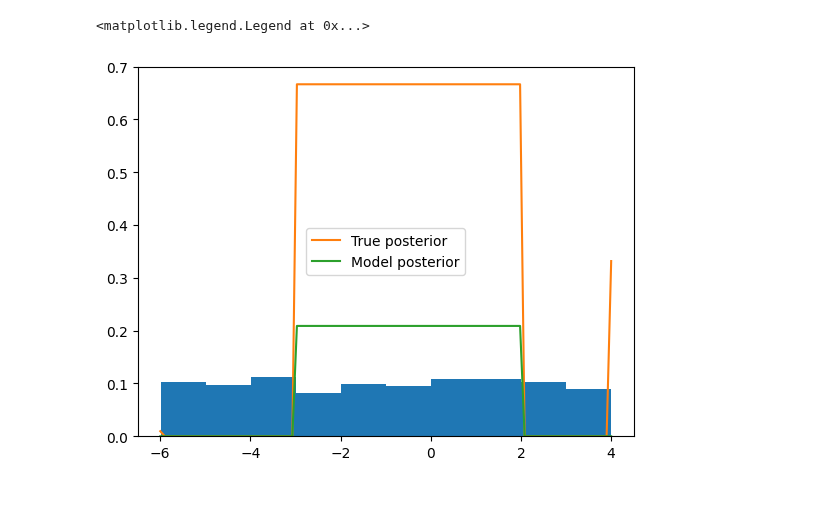
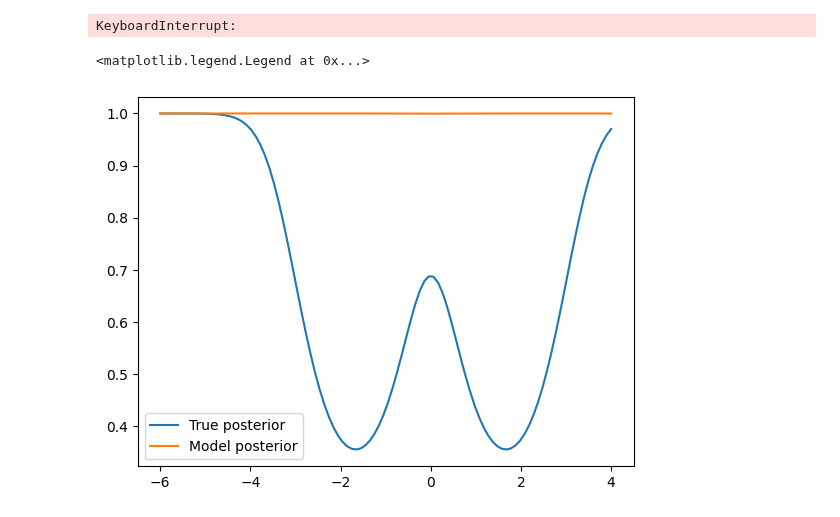
Before and after one commit to ElouanARGOUARCH/experiments, a Jupyter notebook: ratio/test classifier from density.ipynb, the cells around one changed output. Drawn from its saved outputs; the diff is of its cells as text; code cells hidden in the pictures.

```diff
--- a/ratio/test classifier from density.ipynb
+++ b/ratio/test classifier from density.ipynb
@@ -1,5 +1,11 @@
 # %%
 from misc import *
-P = lambda x: torch.log(torch.exp(Uniform(torch.tensor([-3.]).to(x.device),torch.tensor([2.]).to(x.device)).log_prob(x)) + torch.rand(x.shape[0]).to(x.device)*0.000001)
-Q = lambda x: torch.log(torch.exp(Uniform(torch.tensor([-6.]).to(x.device),torch.tensor([4.]).to(x.device)).log_prob(x)) + torch.rand(x.shape[0]).to(x.device)*0.000001)
-Q_samples = Uniform(torch.tensor([-6.]),torch.tensor([4.])).sample([1000])
+P = torch.distributions.MultivariateNormal(torch.zeros(1), torch.eye(1))
+Q = torch.distributions.MixtureSameFamily(torch.distributions.Categorical(torch.tensor([.5,.5])), torch.distributions.MultivariateNormal(torch.tensor([[-1.],[1.]]), torch.tensor([[[.40]],[[.40]]])))
+tt = torch.linspace(-5,5,200)
+plt.plot(tt, torch.exp(P.log_prob(tt.unsqueeze(-1))))
+plt.plot(tt, torch.exp(Q.log_prob(tt.unsqueeze(-1))))
+Q_samples = Q.sample([5000])
+P_samples = P.sample([5000])
+plt.hist(Q_samples.numpy(), density = True, bins = 75)
+plt.show()
@@ -54,18 +198,19 @@ class ClassifierFromDensity(torch.nn.Module):
 # %%
-classif = ClassifierFromDensity(Q_samples, P, [32,32])
+classif = ClassifierFromDensity(Q_samples, P.log_prob, [32,32])
 classif.train(200, verbose = True)
+# %% [output]
+KeyboardInterrupt:
 # %%
 import matplotlib.pyplot as plt
 tt = torch.linspace(-6,4,100)
-posterior = lambda x: torch.exp(P(x))/(torch.exp(P(x))+ torch.exp(Q(x)))
-plt.hist(Q_samples.numpy(), density = True)
+posterior = lambda x: torch.exp(P.log_prob(x))/(torch.exp(P.log_prob(x))+ torch.exp(Q.log_prob(x)))
 plt.plot(tt, posterior(tt.unsqueeze(-1)), label = 'True posterior')
 with torch.no_grad():
     plt.plot(tt,torch.exp(classif.log_prob(tt.unsqueeze(-1))[:,1]) , label = 'Model posterior')
 plt.legend()
 # %% [output]
 <matplotlib.legend.Legend at 0x...>
-[figure, old version]
+[figure, new version]
 # %%
 with torch.no_grad():
     ratio = lambda x: torch.exp(P(x) - Q(x))
```
Also changed, not shown: parts of 8 cells of this notebook, 3 other files.
